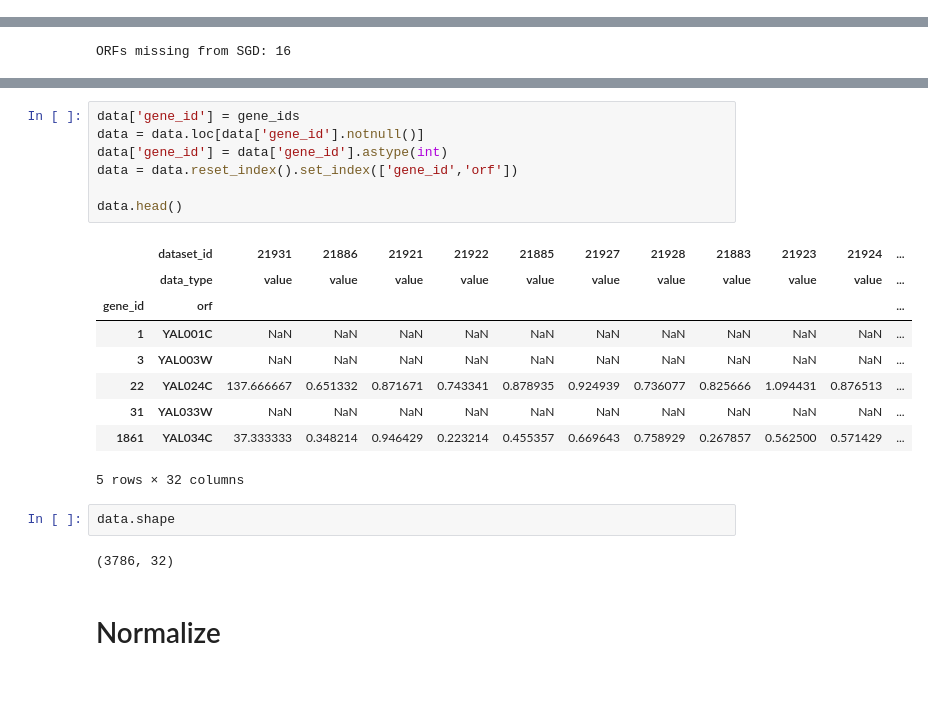
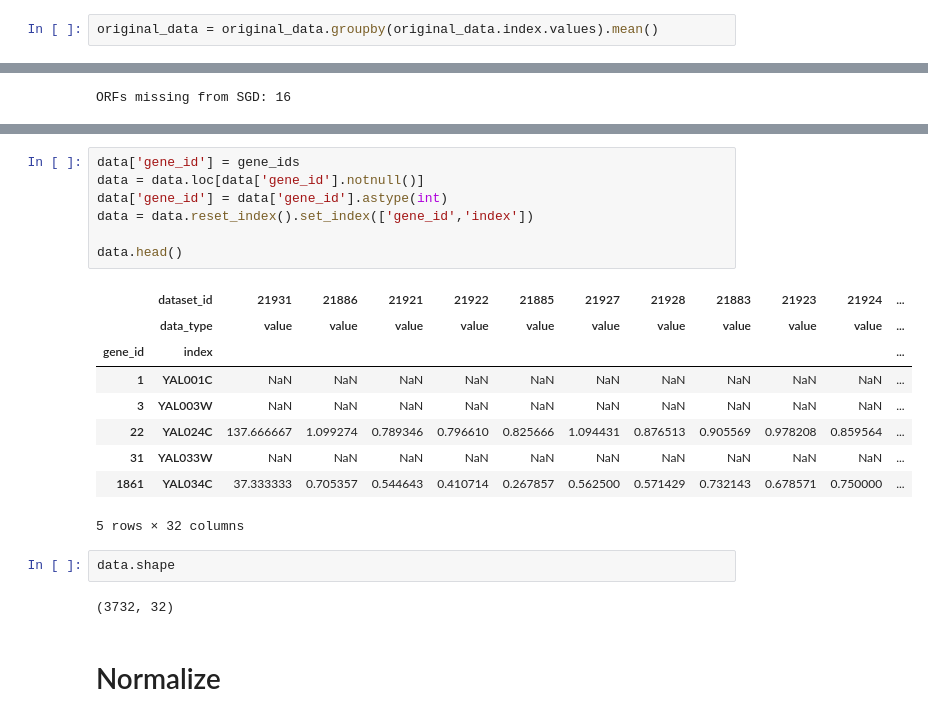
Before and after one commit to yeastphenome/yp-data, a Jupyter notebook: Datasets/32919014/code.ipynb, the cells around one changed output, grey strips where cells are left out. Saved outputs shown, nothing was run; the diff lists cells and outputs as text; blank space fills up the shorter version.

Commit message:
Rerun to add averaging by gene

```diff
--- a/Datasets/32919014/code.ipynb
+++ b/Datasets/32919014/code.ipynb
@@ -71,3 +71,5 @@ original_data.head()
 original_data.shape
 # %% [output]
 (3766, 16)
+# %%
+original_data = original_data.groupby(original_data.index.values).mean()
@@ -156,24 +171,24 @@ ORFs missing from SGD: 16
 # %%
 data['gene_id'] = gene_ids
 data = data.loc[data['gene_id'].notnull()]
 data['gene_id'] = data['gene_id'].astype(int)
-data = data.reset_index().set_index(['gene_id','orf'])
+data = data.reset_index().set_index(['gene_id','index'])
 
 data.head()
 # %% [output]
 |  | dataset_id | 21931 | 21886 | 21921 | 21922 | 21885 | 21927 | 21928 | 21883 | 21923 | 21924 | ... |
 |  | data_type | value | value | value | value | value | value | value | value | value | value | ... |
-| gene_id | orf |  |  |  |  |  |  |  |  |  |  | ... |
+| gene_id | index |  |  |  |  |  |  |  |  |  |  | ... |
 | 1 | YAL001C | NaN | NaN | NaN | NaN | NaN | NaN | NaN | NaN | NaN | NaN | ... |
 | 3 | YAL003W | NaN | NaN | NaN | NaN | NaN | NaN | NaN | NaN | NaN | NaN | ... |
-| 22 | YAL024C | 137.666667 | 0.651332 | 0.871671 | 0.743341 | 0.878935 | 0.924939 | 0.736077 | 0.825666 | 1.094431 | 0.876513 | ... |
+| 22 | YAL024C | 137.666667 | 1.099274 | 0.789346 | 0.796610 | 0.825666 | 1.094431 | 0.876513 | 0.905569 | 0.978208 | 0.859564 | ... |
 | 31 | YAL033W | NaN | NaN | NaN | NaN | NaN | NaN | NaN | NaN | NaN | NaN | ... |
-| 1861 | YAL034C | 37.333333 | 0.348214 | 0.946429 | 0.223214 | 0.455357 | 0.669643 | 0.758929 | 0.267857 | 0.562500 | 0.571429 | ... |
+| 1861 | YAL034C | 37.333333 | 0.705357 | 0.544643 | 0.410714 | 0.267857 | 0.562500 | 0.571429 | 0.732143 | 0.678571 | 0.750000 | ... |
 5 rows × 32 columns
 # %%
 data.shape
 # %% [output]
-(3786, 32)
+(3732, 32)
 # %% [markdown]
 # Normalize
 # %%
```
Also changed, not shown: parts of 8 cells of this notebook, 3 other files.
